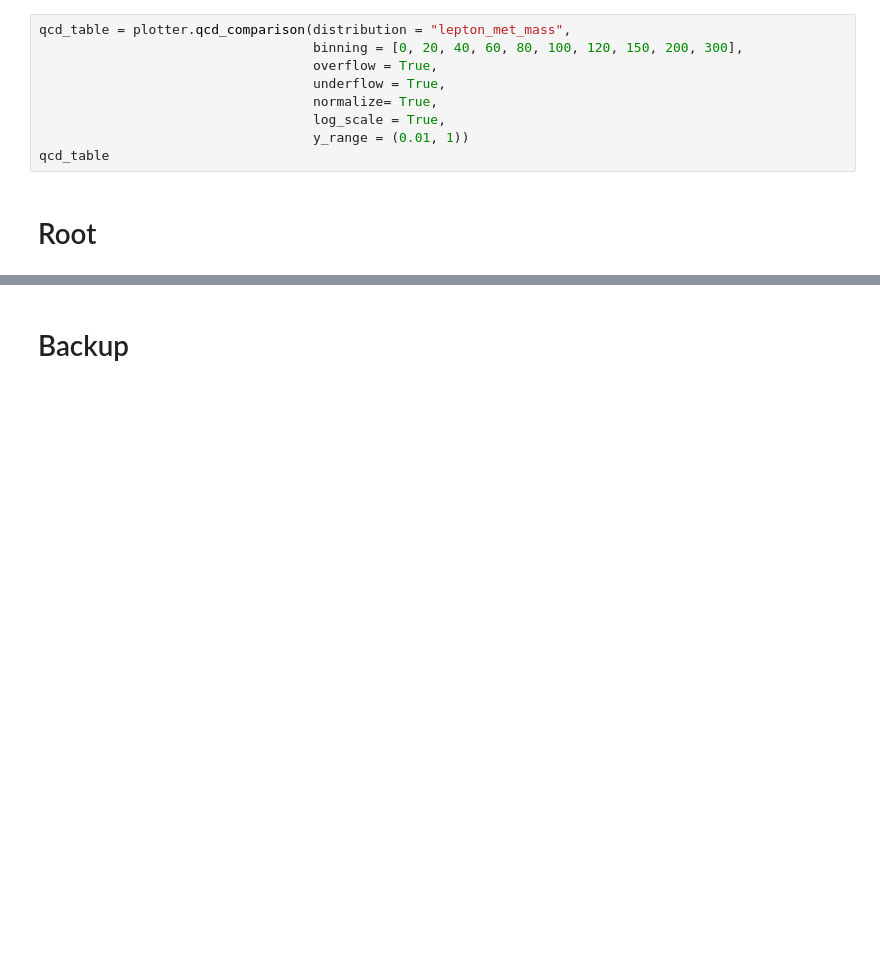
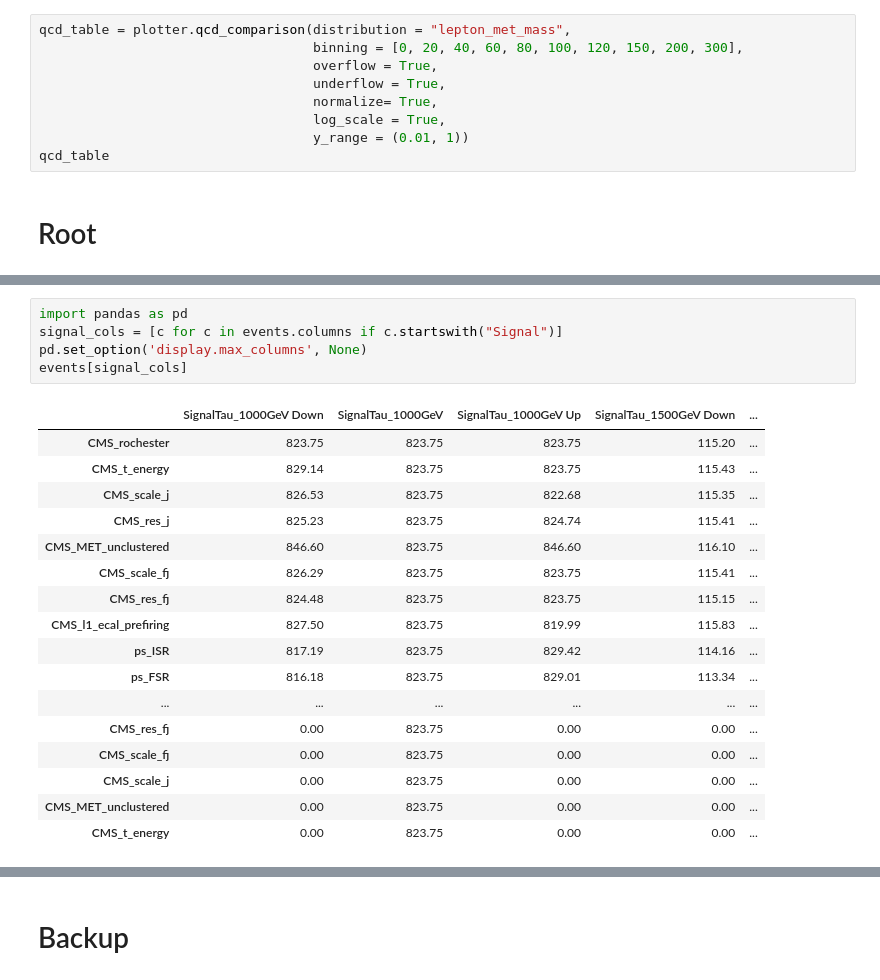
Before and after one commit to jreyesv063/Plotter, a Jupyter notebook: signal.ipynb, the cells around one changed output, grey strips where cells are left out. Cells and saved outputs as stored; diff of their text form; blank space fills up the shorter version.

```diff
--- a/signal.ipynb
+++ b/signal.ipynb
@@ -769,0 +811,23 @@ events
+# %%
+import pandas as pd
+signal_cols = [c for c in events.columns if c.startswith("Signal")]
+pd.set_option('display.max_columns', None)
+events[signal_cols]
+# %% [output]
+|  | SignalTau_1000GeV Down | SignalTau_1000GeV | SignalTau_1000GeV Up | SignalTau_1500GeV Down | ... |
+| CMS_rochester | 823.75 | 823.75 | 823.75 | 115.20 | ... |
+| CMS_t_energy | 829.14 | 823.75 | 823.75 | 115.43 | ... |
+| CMS_scale_j | 826.53 | 823.75 | 822.68 | 115.35 | ... |
+| CMS_res_j | 825.23 | 823.75 | 824.74 | 115.41 | ... |
+| CMS_MET_unclustered | 846.60 | 823.75 | 846.60 | 116.10 | ... |
+| CMS_scale_fj | 826.29 | 823.75 | 823.75 | 115.41 | ... |
+| CMS_res_fj | 824.48 | 823.75 | 823.75 | 115.15 | ... |
+| CMS_l1_ecal_prefiring | 827.50 | 823.75 | 819.99 | 115.83 | ... |
+| ps_ISR | 817.19 | 823.75 | 829.42 | 114.16 | ... |
+| ps_FSR | 816.18 | 823.75 | 829.01 | 113.34 | ... |
+| ... | ... | ... | ... | ... | ... |
+| CMS_res_fj | 0.00 | 823.75 | 0.00 | 0.00 | ... |
+| CMS_scale_fj | 0.00 | 823.75 | 0.00 | 0.00 | ... |
+| CMS_scale_j | 0.00 | 823.75 | 0.00 | 0.00 | ... |
+| CMS_MET_unclustered | 0.00 | 823.75 | 0.00 | 0.00 | ... |
+| CMS_t_energy | 0.00 | 823.75 | 0.00 | 0.00 | ... |
```
Also changed, not shown: parts of 11 cells of this notebook.
